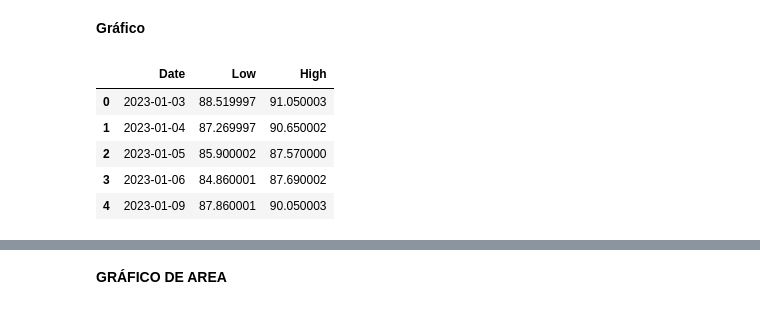
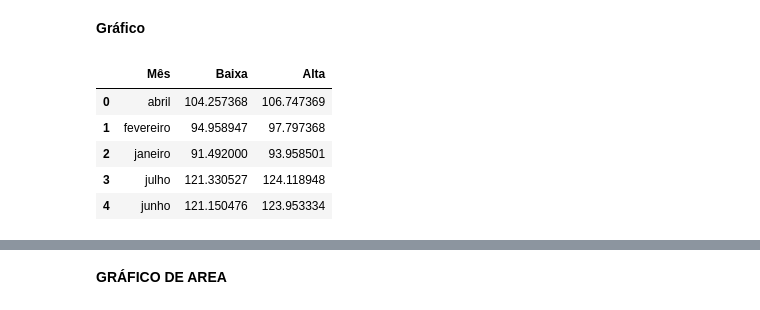
Before and after one commit to micaellimaj/series_temporais, a Jupyter notebook: EstoqueDoGoogle.ipynb, the cells around one changed output, grey strips where cells are left out. Cells and saved outputs as stored; diff of their text form; code cells hidden in the pictures.

```diff
--- a/EstoqueDoGoogle.ipynb
+++ b/EstoqueDoGoogle.ipynb
@@ -171,0 +203,2 @@ dados.tail()
+# %%
+dados['nivel_fechamento'] = np.where(dados['Fechamento_Ajustado'] > 100.000000, 'Valor alto','Valor baixo')
@@ -174,14 +216,14 @@ dados.tail()
 # %% [markdown]
 **Gráfico**
 # %%
-valores_variacao = dados[["Date","Low","High"]].groupby("Date").agg("sum").reset_index()
+valores_variacao = dados[["Mês","Baixa","Alta"]].groupby("Mês").agg("mean").reset_index()
 valores_variacao.head()
 # %% [output]
-|  | Date | Low | High |
-| 0 | 2023-01-03 | 88.519997 | 91.050003 |
-| 1 | 2023-01-04 | 87.269997 | 90.650002 |
-| 2 | 2023-01-05 | 85.900002 | 87.570000 |
-| 3 | 2023-01-06 | 84.860001 | 87.690002 |
-| 4 | 2023-01-09 | 87.860001 | 90.050003 |
+|  | Mês | Baixa | Alta |
+| 0 | abril | 104.257368 | 106.747369 |
+| 1 | fevereiro | 94.958947 | 97.797368 |
+| 2 | janeiro | 91.492000 | 93.958501 |
+| 3 | julho | 121.330527 | 124.118948 |
+| 4 | junho | 121.150476 | 123.953334 |
 # %%
 with sns.axes_style('whitegrid'):
```
Also changed, not shown: parts of 17 cells of this notebook.
